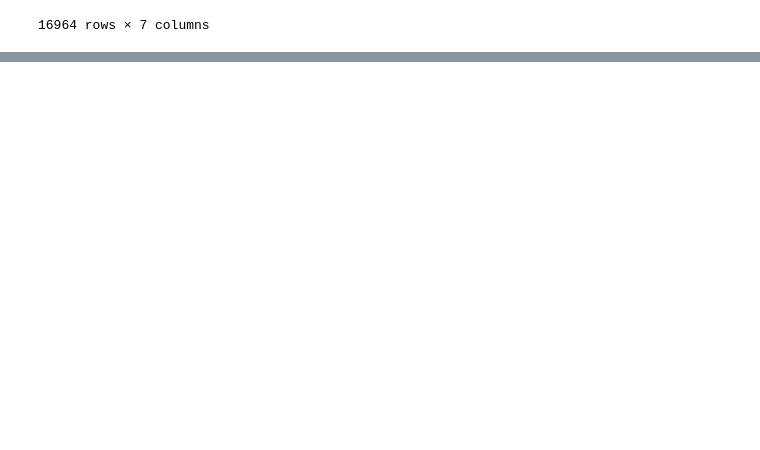
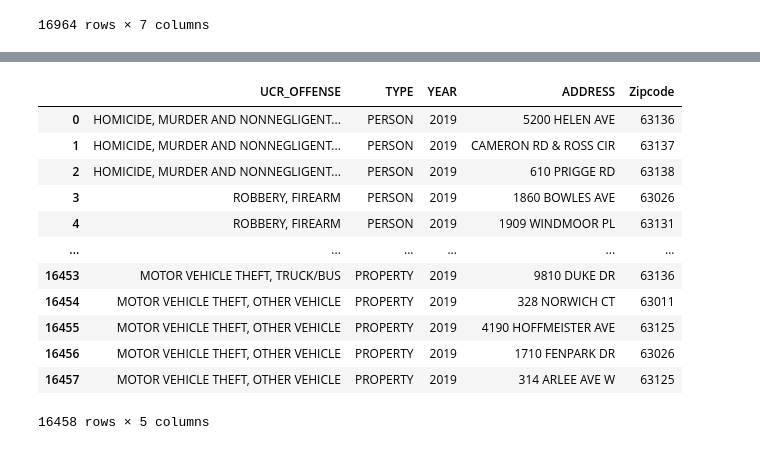
Before and after one commit to crchunn/DataVis-Proj1, a Jupyter notebook: Zipcode-Analysis.ipynb, the cells around one changed output, grey strips where cells are left out. Cells and saved outputs as stored; diff of their text form; code cells hidden in the pictures; blank space fills up the shorter version.

```diff
--- a/Zipcode-Analysis.ipynb
+++ b/Zipcode-Analysis.ipynb
@@ -197,0 +161,18 @@ Flatten_json(zipcode[0]['results'])['1_address_components-6_long_name']
+# %%
+nryear_df = ryear_df.loc[:, ['UCR_OFFENSE', 'TYPE', 'YEAR',
+                                    'ADDRESS', 'Zipcode']]
+nryear_df
+# %% [output]
+|  | UCR_OFFENSE | TYPE | YEAR | ADDRESS | Zipcode |
+| 0 | HOMICIDE, MURDER AND NONNEGLIGENT... | PERSON | 2019 | 5200 HELEN AVE | 63136 |
+| 1 | HOMICIDE, MURDER AND NONNEGLIGENT... | PERSON | 2019 | CAMERON RD & ROSS CIR | 63137 |
+| 2 | HOMICIDE, MURDER AND NONNEGLIGENT... | PERSON | 2019 | 610 PRIGGE RD | 63138 |
+| 3 | ROBBERY, FIREARM | PERSON | 2019 | 1860 BOWLES AVE | 63026 |
+| 4 | ROBBERY, FIREARM | PERSON | 2019 | 1909 WINDMOOR PL | 63131 |
+| ... | ... | ... | ... | ... | ... |
+| 16453 | MOTOR VEHICLE THEFT, TRUCK/BUS | PROPERTY | 2019 | 9810 DUKE DR | 63136 |
+| 16454 | MOTOR VEHICLE THEFT, OTHER VEHICLE | PROPERTY | 2019 | 328 NORWICH CT | 63011 |
+| 16455 | MOTOR VEHICLE THEFT, OTHER VEHICLE | PROPERTY | 2019 | 4190 HOFFMEISTER AVE | 63125 |
+| 16456 | MOTOR VEHICLE THEFT, OTHER VEHICLE | PROPERTY | 2019 | 1710 FENPARK DR | 63026 |
+| 16457 | MOTOR VEHICLE THEFT, OTHER VEHICLE | PROPERTY | 2019 | 314 ARLEE AVE W | 63125 |
+16458 rows × 5 columns
```
Also changed, not shown: parts of 15 cells of this notebook.
